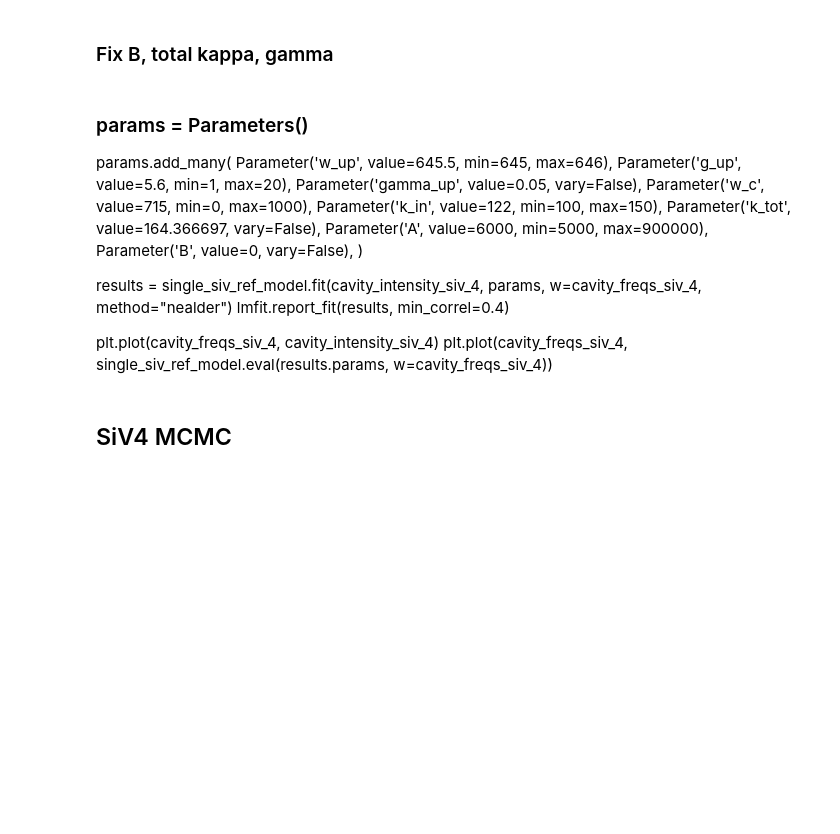
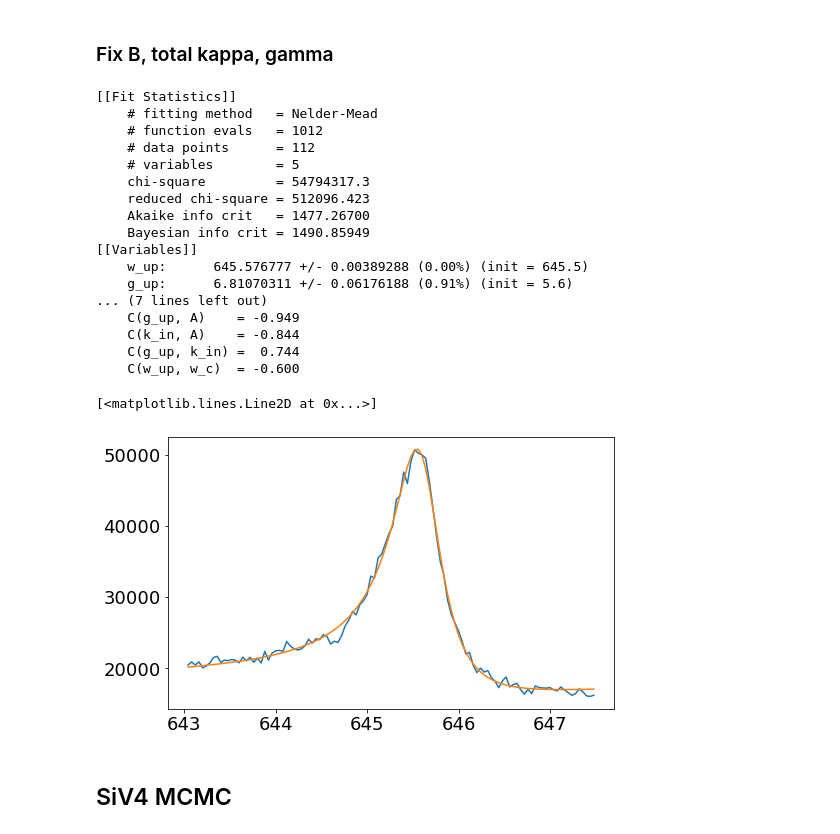
Before and after one commit to huanyanqi/siv-cqed-model, a Jupyter notebook: notebooks/20210303_stitched_fitting_data.ipynb, the cells around one changed output. Cells and saved outputs as stored; diff of their text form; code cells hidden in the pictures; blank space fills up the shorter version.

```diff
--- a/notebooks/20210303_stitched_fitting_data.ipynb
+++ b/notebooks/20210303_stitched_fitting_data.ipynb
@@ -397,24 +397,44 @@ plt.plot(cavity_freqs_siv_4, single_siv_ref_model.eval(results.params, w=cavity_
 [figure]
 # %% [markdown]
 ### Fix B, total kappa, gamma
-# %% [markdown]
-### params = Parameters()
-params.add_many(
-    Parameter('w_up', value=645.5, min=645, max=646),
-    Parameter('g_up', value=5.6, min=1, max=20),
-    Parameter('gamma_up', value=0.05, vary=False),
-    Parameter('w_c', value=715, min=0, max=1000),
-    Parameter('k_in', value=122, min=100, max=150),
-    Parameter('k_tot', value=164.366697, vary=False),
-    Parameter('A', value=6000, min=5000, max=900000),
-    Parameter('B', value=0, vary=False),
-)
-
-results = single_siv_ref_model.fit(cavity_intensity_siv_4, params, w=cavity_freqs_siv_4, method="nealder")
-lmfit.report_fit(results, min_correl=0.4)
-
-plt.plot(cavity_freqs_siv_4, cavity_intensity_siv_4)
-plt.plot(cavity_freqs_siv_4, single_siv_ref_model.eval(results.params, w=cavity_freqs_siv_4))
+# %%
+### params = Parameters()
+params.add_many(
+    Parameter('w_up', value=645.5, min=645, max=646),
+    Parameter('g_up', value=5.6, min=1, max=20),
+    Parameter('gamma_up', value=0.05, vary=False),
+    Parameter('w_c', value=715, min=0, max=1000),
+    Parameter('k_in', value=122, min=100, max=150),
+    Parameter('k_tot', value=164.366697, vary=False),
+    Parameter('A', value=6000, min=5000, max=900000),
+    Parameter('B', value=0, vary=False),
+)
+
+results = single_siv_ref_model.fit(cavity_intensity_siv_4, params, w=cavity_freqs_siv_4, method="nealder")
+lmfit.report_fit(results, min_correl=0.4)
+
+plt.plot(cavity_freqs_siv_4, cavity_intensity_siv_4)
+plt.plot(cavity_freqs_siv_4, single_siv_ref_model.eval(results.params, w=cavity_freqs_siv_4))
+# %% [output]
+[[Fit Statistics]]
+    # fitting method   = Nelder-Mead
+    # function evals   = 1012
+    # data points      = 112
+    # variables        = 5
+    chi-square         = 54794317.3
+    reduced chi-square = 512096.423
+    Akaike info crit   = 1477.26700
+    Bayesian info crit = 1490.85949
+[[Variables]]
+    w_up:      645.576777 +/- 0.00389288 (0.00%) (init = 645.5)
+    g_up:      6.81070311 +/- 0.06176188 (0.91%) (init = 5.6)
+... (7 lines left out)
+    C(g_up, A)    = -0.949
+    C(k_in, A)    = -0.844
+    C(g_up, k_in) =  0.744
+    C(w_up, w_c)  = -0.600
+[<matplotlib.lines.Line2D at 0x...>]
+[figure, added]
 # %% [markdown]
 ## SiV4 MCMC
 # %%
```
Also changed, not shown: 1 other file.
